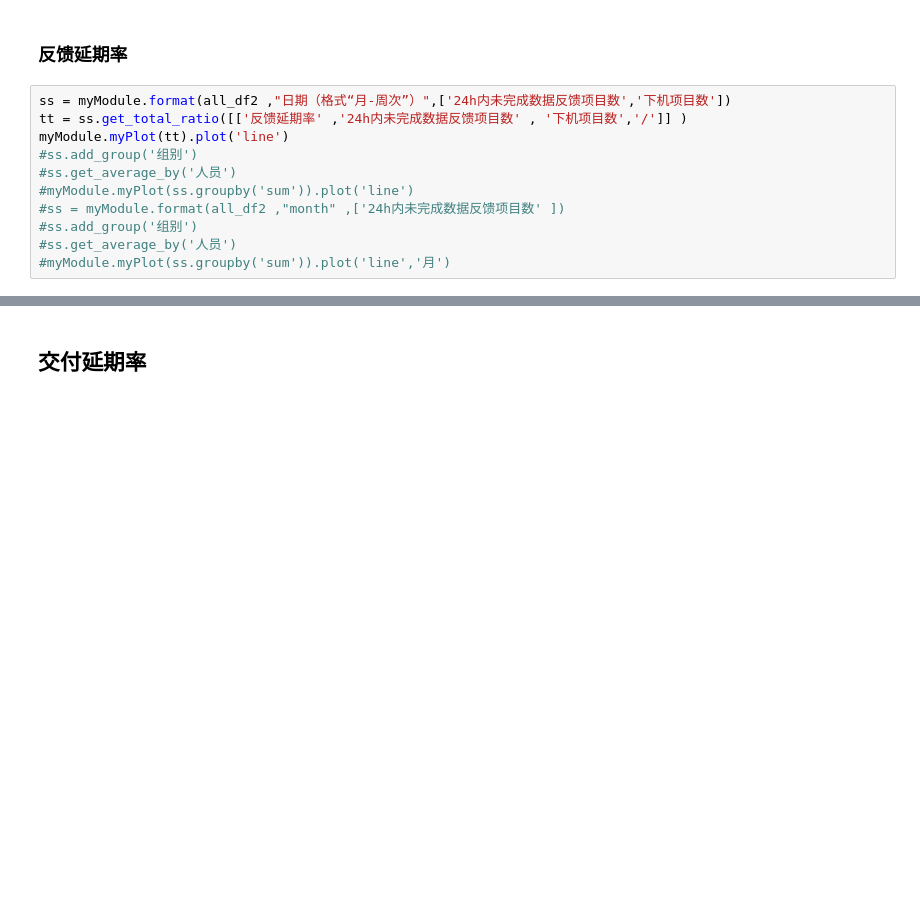
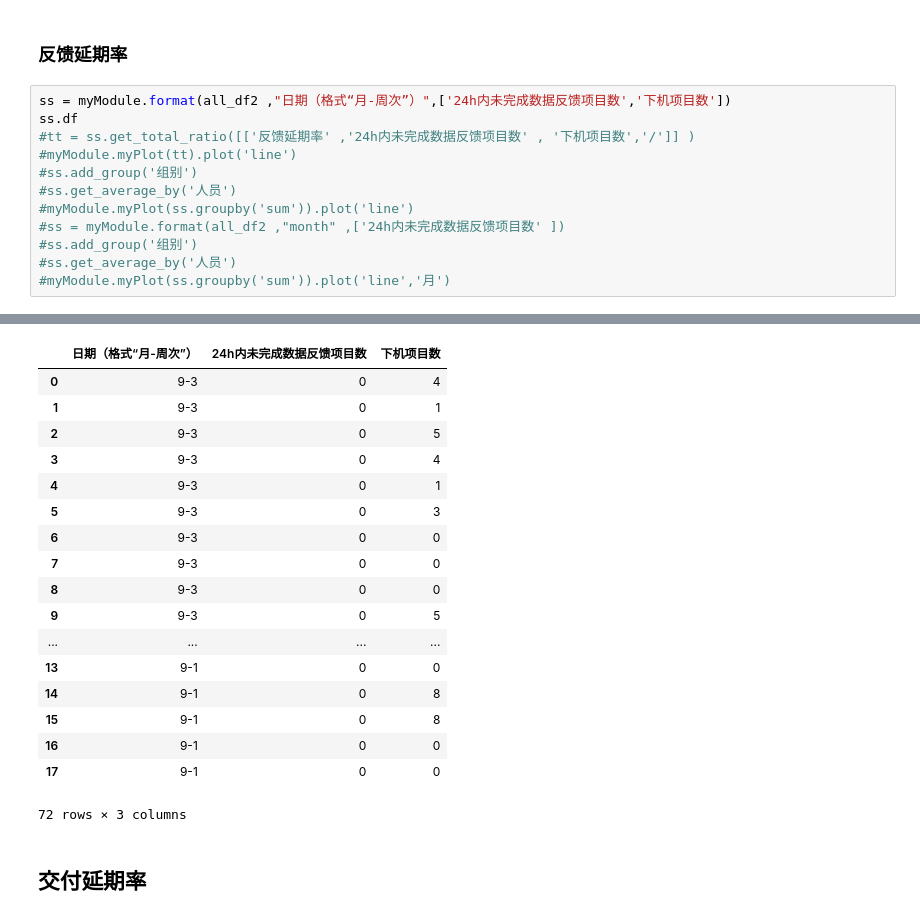
Before and after one commit to komais/chart, a Jupyter notebook: bin/chart/Analysis-2018-10-8.ipynb, the cells around one changed output, grey strips where cells are left out. Saved outputs shown, nothing was run; the diff lists cells and outputs as text; blank space fills up the shorter version.

```diff
--- a/bin/chart/Analysis-2018-10-8.ipynb
+++ b/bin/chart/Analysis-2018-10-8.ipynb
@@ -341,8 +366,9 @@ myModule.myPlot(ss.groupby('sum')).plot('line','月')
 ### 反馈延期率
 # %%
 ss = myModule.format(all_df2 ,"日期（格式“月-周次”）",['24h内未完成数据反馈项目数','下机项目数'])
-tt = ss.get_total_ratio([['反馈延期率' ,'24h内未完成数据反馈项目数' , '下机项目数','/']] )
-myModule.myPlot(tt).plot('line')
+ss.df
+#tt = ss.get_total_ratio([['反馈延期率' ,'24h内未完成数据反馈项目数' , '下机项目数','/']] )
+#myModule.myPlot(tt).plot('line')
 #ss.add_group('组别')
 #ss.get_average_by('人员')
 #myModule.myPlot(ss.groupby('sum')).plot('line')
@@ -355,3 +380,21 @@ myModule.myPlot(tt).plot('line')
+|  | 日期（格式“月-周次”） | 24h内未完成数据反馈项目数 | 下机项目数 |
+| 0 | 9-3 | 0 | 4 |
+| 1 | 9-3 | 0 | 1 |
+| 2 | 9-3 | 0 | 5 |
+| 3 | 9-3 | 0 | 4 |
+| 4 | 9-3 | 0 | 1 |
+| 5 | 9-3 | 0 | 3 |
+| 6 | 9-3 | 0 | 0 |
+| 7 | 9-3 | 0 | 0 |
+| 8 | 9-3 | 0 | 0 |
+| 9 | 9-3 | 0 | 5 |
+| ... | ... | ... | ... |
+| 13 | 9-1 | 0 | 0 |
+| 14 | 9-1 | 0 | 8 |
+| 15 | 9-1 | 0 | 8 |
+| 16 | 9-1 | 0 | 0 |
+| 17 | 9-1 | 0 | 0 |
+72 rows × 3 columns
 # %% [markdown]
 ## 交付延期率
 # %% [markdown]
```
Also changed, not shown: parts of 9 cells of this notebook, 2 other files.
